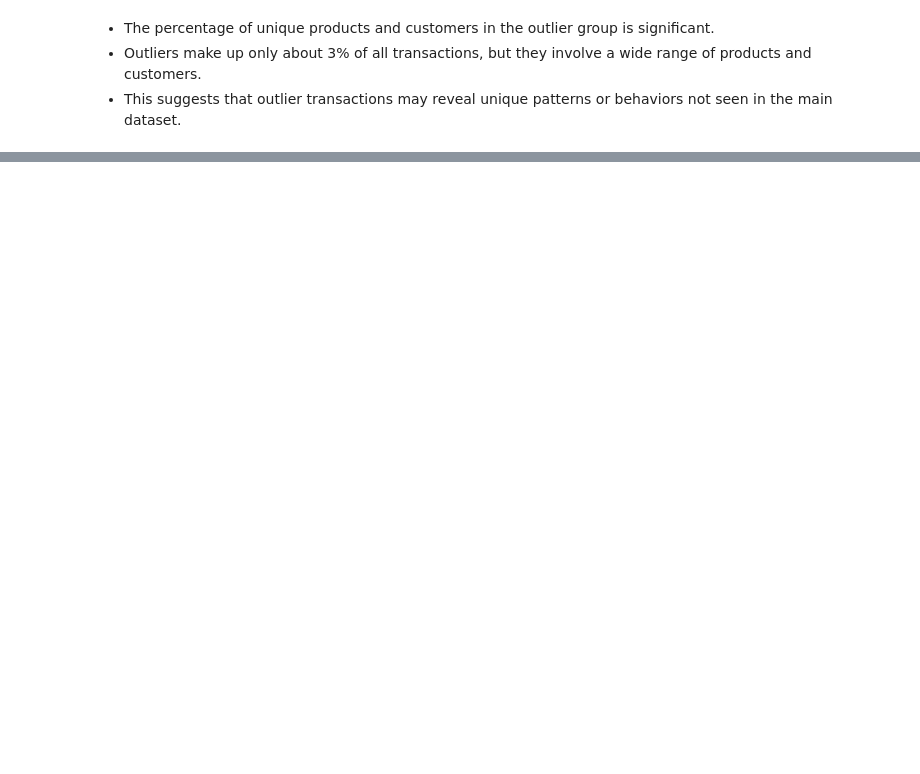
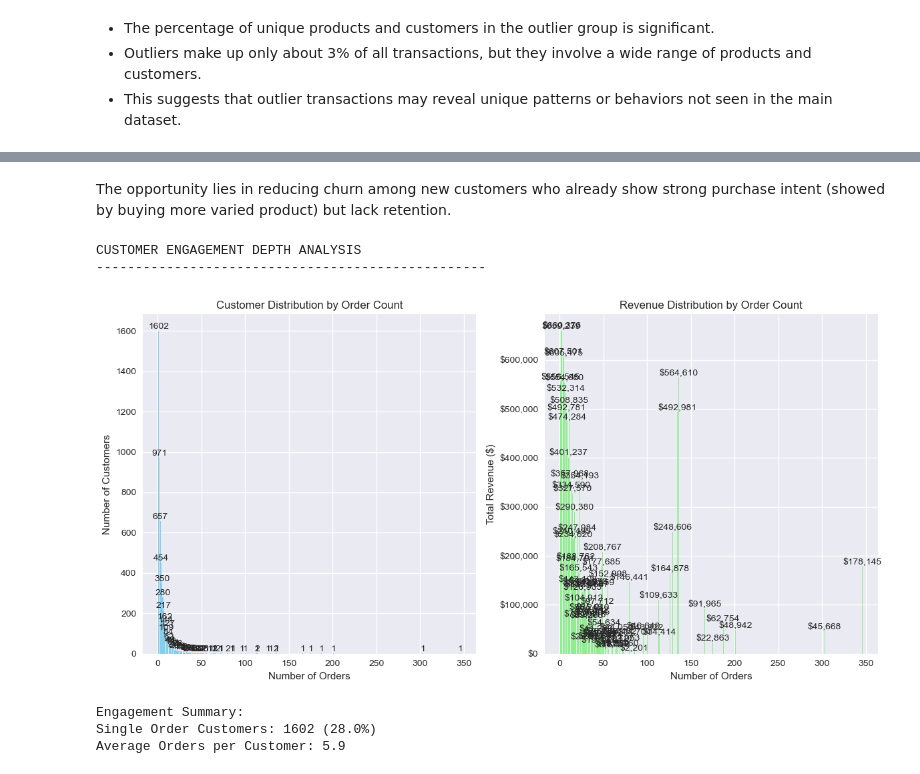
Before and after one commit to esemsc-rap24/retail-forecast-retention, a Jupyter notebook: retail_business_analysis.ipynb, the cells around one changed output, grey strips where cells are left out. Drawn from its saved outputs; the diff is of its cells as text; code cells hidden in the pictures; blank space fills up the shorter version.

```diff
--- a/retail_business_analysis.ipynb
+++ b/retail_business_analysis.ipynb
@@ -1186,0 +703,58 @@ Strong business case with excellent ROI and manageable risk
+# %% [markdown]
+The opportunity lies in reducing churn among new customers who already show strong purchase intent (showed by buying more varied product) but lack retention.
+# %%
+# Analyze engagement depth through orders and revenue
+print("CUSTOMER ENGAGEMENT DEPTH ANALYSIS")
+print("-" * 50)
+
+# limit to 2010 and 2011
+df_filtered = df_clean[df_clean['order_date'].dt.year.isin([2010, 2011])]
+
+# Calculate orders per customer
+orders_per_customer = df_filtered.groupby('customer_id').agg({
+    'order_id': 'nunique',
+    'total_amount': 'sum'
+}).reset_index()
+
+# Create figure with two subplots
+fig, (ax1, ax2) = plt.subplots(1, 2, figsize=(12, 6))
+
+# Left plot - Customer Distribution
+customer_dist = orders_per_customer['order_id'].value_counts().sort_index()
+ax1.bar(customer_dist.index, customer_dist.values, color='skyblue')
+ax1.set_xlabel('Number of Orders')
+ax1.set_ylabel('Number of Customers')
+ax1.set_title('Customer Distribution by Order Count')
+
+# Add value labels on bars
+for i, v in enumerate(customer_dist.values):
+    ax1.text(customer_dist.index[i], v, str(v), ha='center', va='bottom')
+
+# Right plot - Revenue Distribution
+revenue_by_orders = orders_per_customer.groupby('order_id')['total_amount'].sum().sort_index()
+ax2.bar(revenue_by_orders.index, revenue_by_orders.values, color='lightgreen')
+ax2.set_xlabel('Number of Orders')
+ax2.set_ylabel('Total Revenue ($)')
+ax2.set_title('Revenue Distribution by Order Count')
+
+# Format y-axis labels to show thousands with K
+ax2.yaxis.set_major_formatter(plt.FuncFormatter(lambda x, p: f'${x:,.0f}'))
+
+# Add value labels on bars
+for i, v in enumerate(revenue_by_orders.values):
+    ax2.text(revenue_by_orders.index[i], v, f'${v:,.0f}', ha='center', va='bottom')
+
+plt.tight_layout()
+plt.show()
+
+# Print summary statistics
+print("\nEngagement Summary:")
+print(f"Single Order Customers: {customer_dist.get(1, 0)} ({customer_dist.get(1, 0)/len(orders_per_customer)*100:.1f}%)")
+print(f"Average Orders per Customer: {orders_per_customer['order_id'].mean():.1f}")
+# %% [output]
+CUSTOMER ENGAGEMENT DEPTH ANALYSIS
+--------------------------------------------------
+[figure, added]
+Engagement Summary:
+Single Order Customers: 1602 (28.0%)
+Average Orders per Customer: 5.9
```
Also changed, not shown: parts of 51 cells of this notebook.
